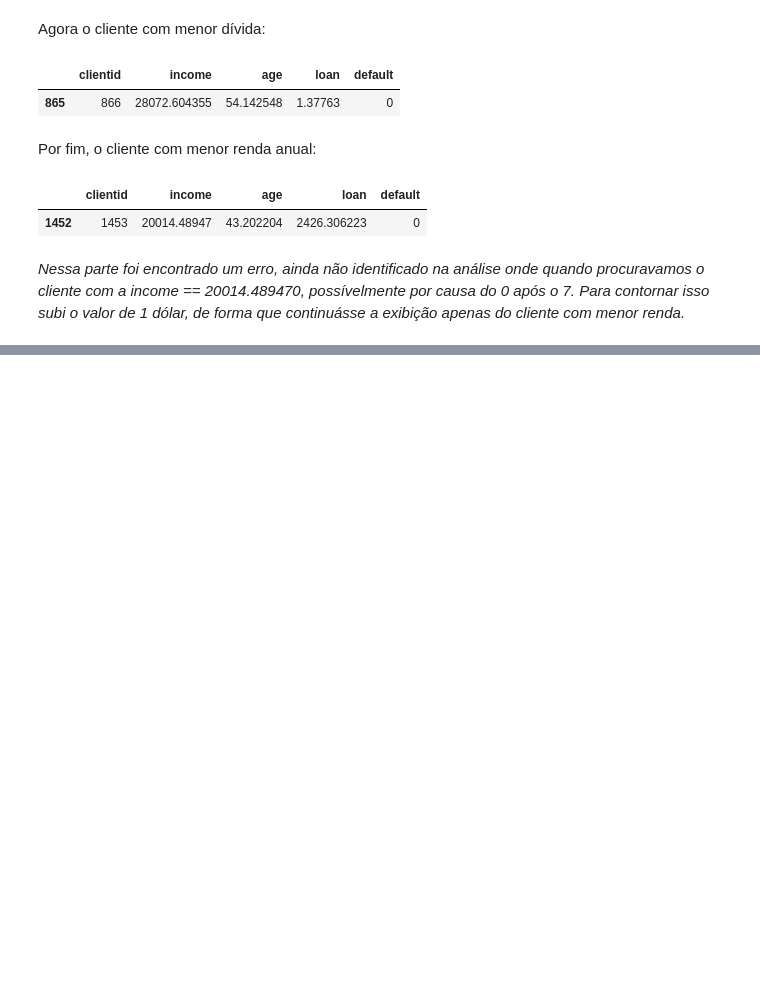
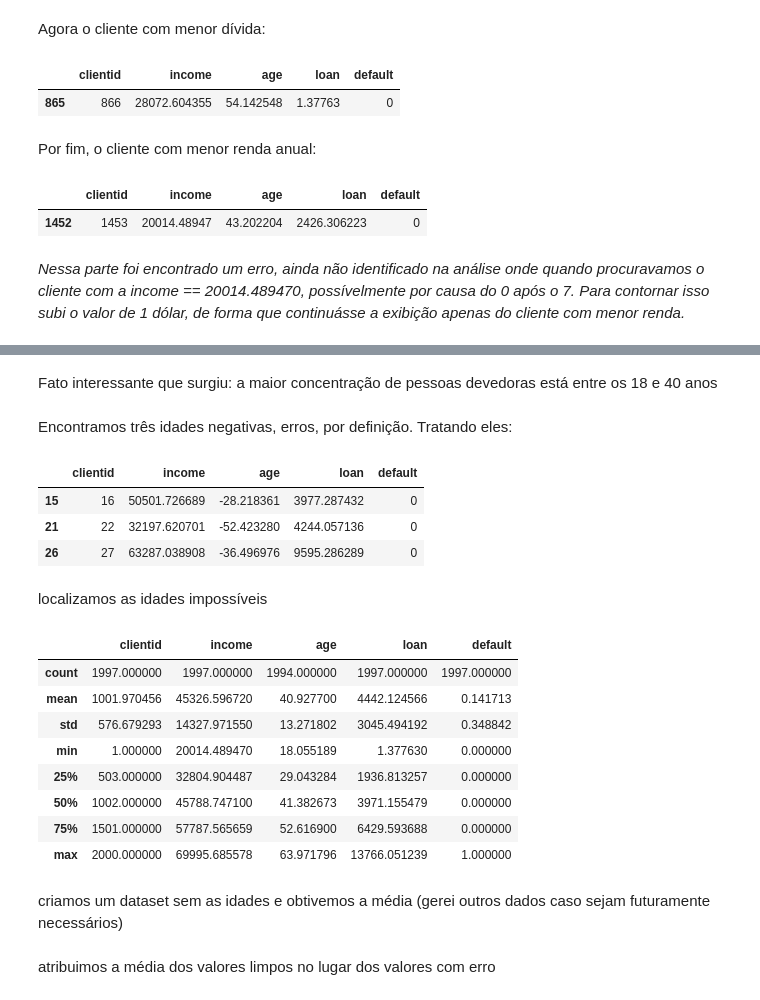
Before and after one commit to wnbrandao/wnbrandao, a Jupyter notebook: Untitled0.ipynb, the cells around one changed output, grey strips where cells are left out. Saved outputs shown, nothing was run; the diff lists cells and outputs as text; code cells hidden in the pictures; blank space fills up the shorter version.

```diff
--- a/Untitled0.ipynb
+++ b/Untitled0.ipynb
@@ -75,0 +92,28 @@ base_credit[base_credit['income']<=20015.489470]
+# %% [markdown]
+Fato interessante que surgiu: a maior concentração de pessoas devedoras está entre os 18 e 40 anos
+# %% [markdown]
+Encontramos três idades negativas, erros, por definição. Tratando eles:
+# %%
+base_credit.loc[base_credit['age']<0]
+# %% [output]
+|  | clientid | income | age | loan | default |
+| 15 | 16 | 50501.726689 | -28.218361 | 3977.287432 | 0 |
+| 21 | 22 | 32197.620701 | -52.423280 | 4244.057136 | 0 |
+| 26 | 27 | 63287.038908 | -36.496976 | 9595.286289 | 0 |
+# %% [markdown]
+localizamos as idades impossíveis
+# %%
+ base_credit_age_clear = base_credit.drop(base_credit[base_credit['age']<0].index)
+base_credit_age_clear.describe()
+# %% [output]
+|  | clientid | income | age | loan | default |
+| count | 1997.000000 | 1997.000000 | 1994.000000 | 1997.000000 | 1997.000000 |
+| mean | 1001.970456 | 45326.596720 | 40.927700 | 4442.124566 | 0.141713 |
+| std | 576.679293 | 14327.971550 | 13.271802 | 3045.494192 | 0.348842 |
+| min | 1.000000 | 20014.489470 | 18.055189 | 1.377630 | 0.000000 |
+| 25% | 503.000000 | 32804.904487 | 29.043284 | 1936.813257 | 0.000000 |
+| 50% | 1002.000000 | 45788.747100 | 41.382673 | 3971.155479 | 0.000000 |
+| 75% | 1501.000000 | 57787.565659 | 52.616900 | 6429.593688 | 0.000000 |
+| max | 2000.000000 | 69995.685578 | 63.971796 | 13766.051239 | 1.000000 |
+# %% [markdown]
+criamos um dataset sem as idades e obtivemos a média (gerei outros dados caso sejam futuramente necessários)
@@ -75,0 +122,2 @@ base_credit[base_credit['income']<=20015.489470]
+# %% [markdown]
+atribuimos a média dos valores limpos no lugar dos valores com erro
```
Also changed, not shown: parts of 7 cells of this notebook.
